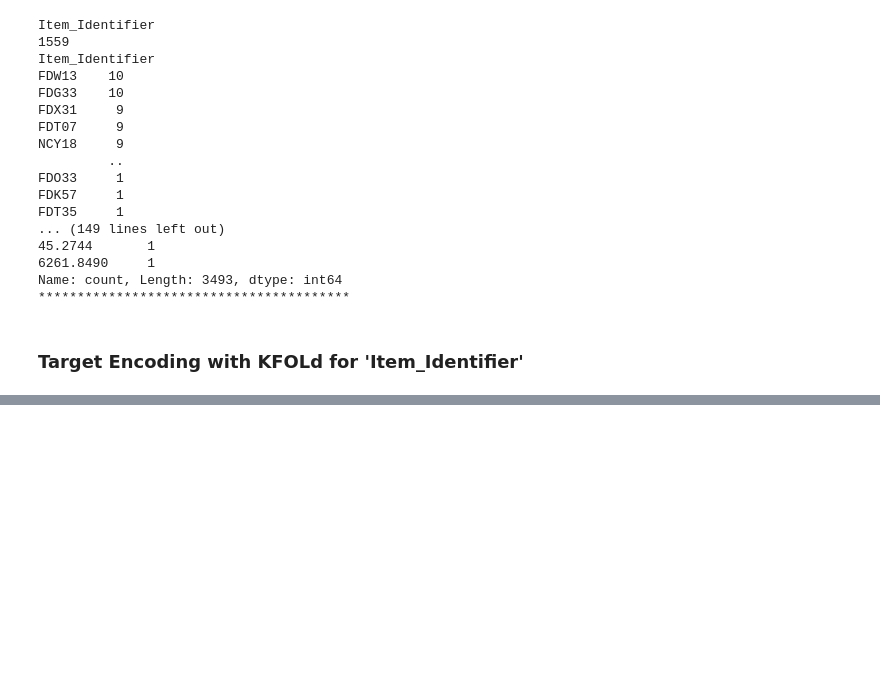
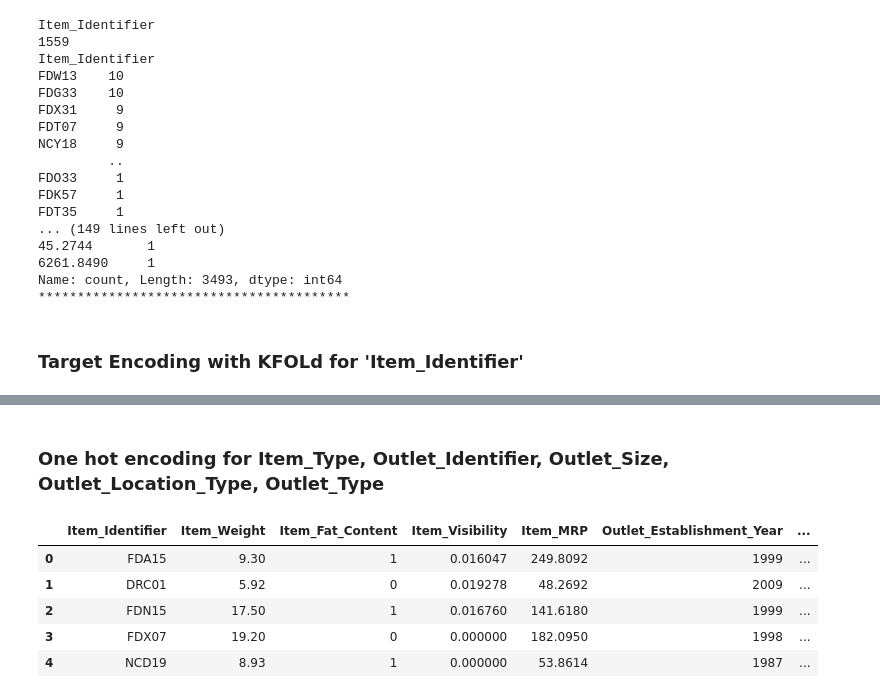
Before and after one commit to Dnyaneshwari-Chidrawar/big_mart_sales_prediction, a Jupyter notebook: sales_prediction.ipynb, the cells around one changed output, grey strips where cells are left out. Drawn from its saved outputs; the diff is of its cells as text; code cells hidden in the pictures; blank space fills up the shorter version.

Commit message:
Feature engineering and one hot encoding done

```diff
--- a/sales_prediction.ipynb
+++ b/sales_prediction.ipynb
@@ -258,4 +258,5 @@ for i, (train_index, val_index) in enumerate(kf.split(df_clean)):
 
 # Calculate mean for overall df_clean
 means = df_clean.groupby(by='Item_Identifier')['Item_Outlet_Sales'].mean().round(2)
+df_clean['Item_Identifier_encoded'] = df_clean['Item_Identifier_encoded'].fillna(df_clean['Item_Outlet_Sales'].mean().round(2))
 unseen_df_clean['Item_Identifier_encoded'] = unseen_df_clean['Item_Identifier'].map(means)
@@ -261,0 +265,4 @@ unseen_df_clean['Item_Identifier_encoded'] = unseen_df_clean['Item_Identifier'].
+# %%
+df_clean['Outlet_Total_Years'] = df_clean['Outlet_Establishment_Year'].apply(lambda x: int(2013 - x))
+unseen_df_clean['Outlet_Total_Years'] = unseen_df_clean['Outlet_Establishment_Year'].apply(lambda x: int(2013 - x))
+df_clean.head()
@@ -261,0 +276,14 @@ unseen_df_clean['Item_Identifier_encoded'] = unseen_df_clean['Item_Identifier'].
+# %% [markdown]
+### One hot encoding for Item_Type, Outlet_Identifier, Outlet_Size, Outlet_Location_Type, Outlet_Type
+# %%
+dummies = pd.get_dummies(df_clean[['Item_Type', 'Outlet_Identifier', 'Outlet_Size', 'Outlet_Location_Type', 'Outlet_Type']], dtype=int)
+df_clean = pd.concat([df_clean, dummies], axis=1)
+df_clean = df_clean.drop(['Item_Type', 'Outlet_Identifier', 'Outlet_Size', 'Outlet_Location_Type', 'Outlet_Type'], axis=1)
+df_clean.head()
+# %% [output]
+|  | Item_Identifier | Item_Weight | Item_Fat_Content | Item_Visibility | Item_MRP | Outlet_Establishment_Year | ... |
+| 0 | FDA15 | 9.30 | 1 | 0.016047 | 249.8092 | 1999 | ... |
+| 1 | DRC01 | 5.92 | 0 | 0.019278 | 48.2692 | 2009 | ... |
+| 2 | FDN15 | 17.50 | 1 | 0.016760 | 141.6180 | 1999 | ... |
+| 3 | FDX07 | 19.20 | 0 | 0.000000 | 182.0950 | 1998 | ... |
+| 4 | NCD19 | 8.93 | 1 | 0.000000 | 53.8614 | 1987 | ... |
```
Also changed, not shown: parts of 3 cells of this notebook.
